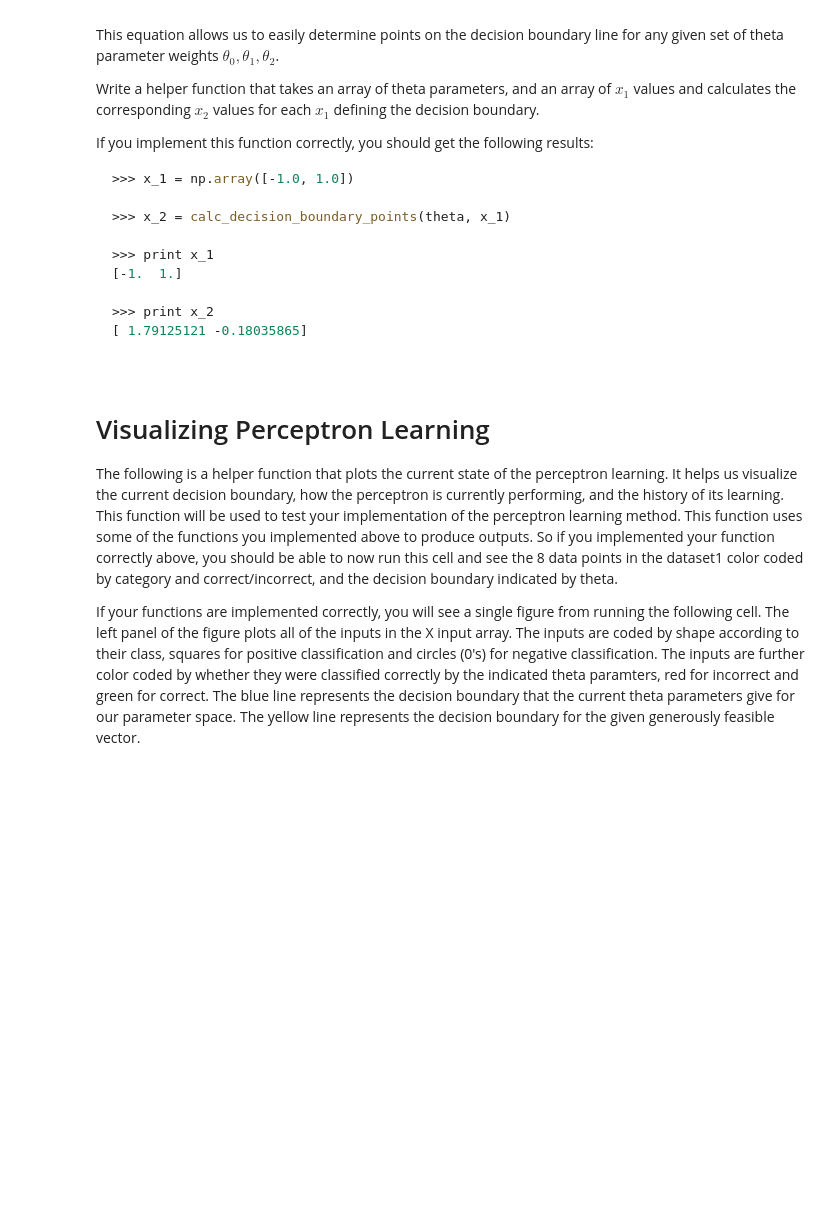
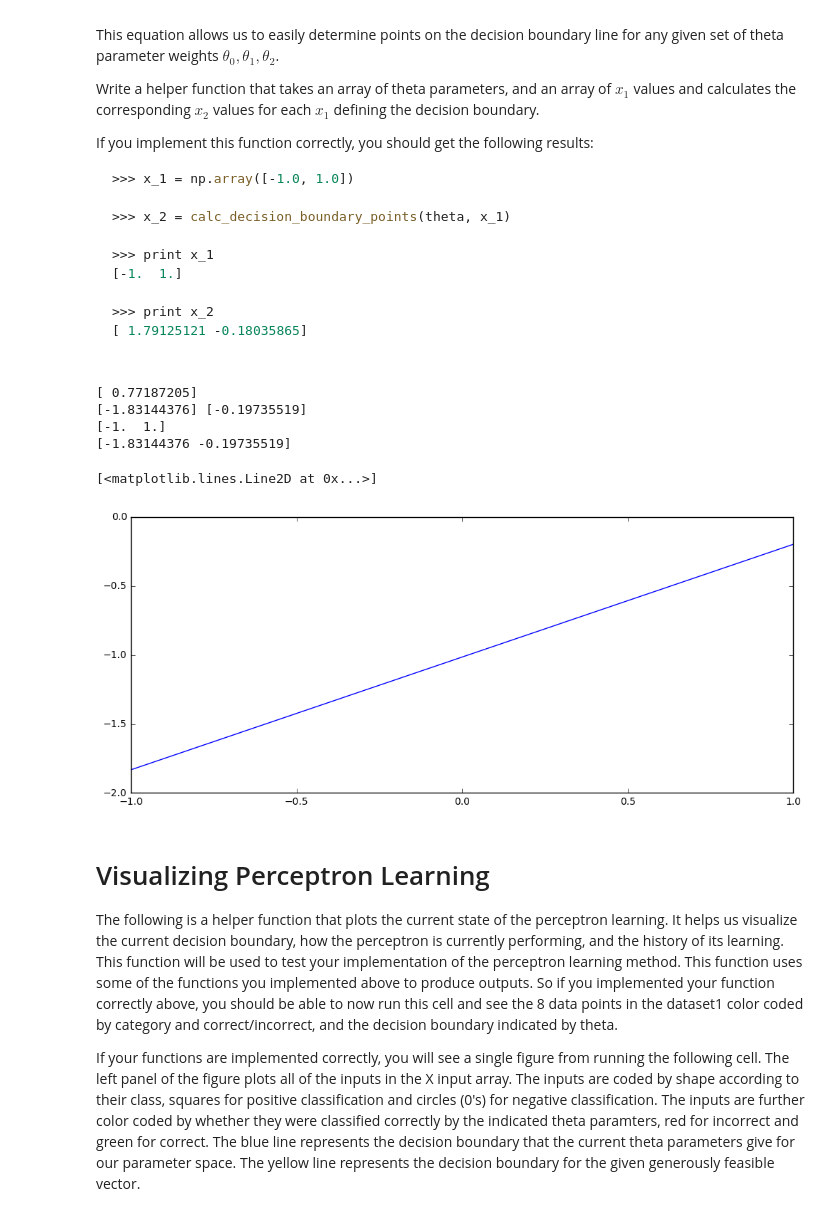
Before and after one commit to KathiravanNatarajan/Perceptron-Learning, a Jupyter notebook: assg-01-perceptron-learning-tasks.ipynb, the cells around one changed output. Drawn from its saved outputs; the diff is of its cells as text; code cells hidden in the pictures; blank space fills up the shorter version.

```diff
--- a/assg-01-perceptron-learning-tasks.ipynb
+++ b/assg-01-perceptron-learning-tasks.ipynb
@@ -513,34 +513,44 @@ def calc_decision_boundary_points(theta, x_1):
 
     This function returns points x_2 that correspond to points in x_1 when y=0
 
     x_2 = (theta[0] + theta[1] * x_1[:]) / - theta[2]
 
     Parameters
     ----------
     theta - A n x 1 shaped column matrix of weight parameters.  If a bias term is being used, a bias
        column of 1's should be added to the X inputs before calling this function, but in any case if
        there are m inputs by n features in X, there need to be n theta parameters to calculate the
        weighted sum.
      x_1 - A numpy array of x values to compute corresponding x_t values for the given set of theta parameters.
         NOTE: This function assumes only 2 features, unlike previous function which should work generally for
         any number of n features.
 
     Returns
     -------
     x_2 - A numpy array the same size and shape as x_1 of the calculated second point on the decision boundary
         associated with each point in x_1
 
     """
     # implememnt your solution here
-    return # make sure you return a numpy array the same shape as the input array x_1
+    print theta[0]
+    print (theta[1]*x_1[0] + theta[0])/- theta[2] , (theta[1]*x_1[1] + theta[0])/ -theta[2]
+    x_2 = (theta[0] + theta[1]*x_1)/ - theta[2]
+    return x_2 # make sure you return a numpy array the same shape as the input array x_1
 
 # for example, for the given set of theta we were using before, we can calculate pairs of points
 # on the decision boundary for when x_1 = -1.0 and 1.0 like this
 x_1 = np.array([-1.0, 1.0])
 x_2 = calc_decision_boundary_points(theta, x_1)
 print x_1
 print x_2
 plt.plot(x_1, x_2, 'b-')
+# %% [output]
+[ 0.77187205]
+[-1.83144376] [-0.19735519]
+[-1.  1.]
+[-1.83144376 -0.19735519]
+[<matplotlib.lines.Line2D at 0x...>]
+[figure, added]
 # %% [markdown]
 # Visualizing Perceptron Learning
 
```
Also changed, not shown: parts of 2 cells of this notebook.
